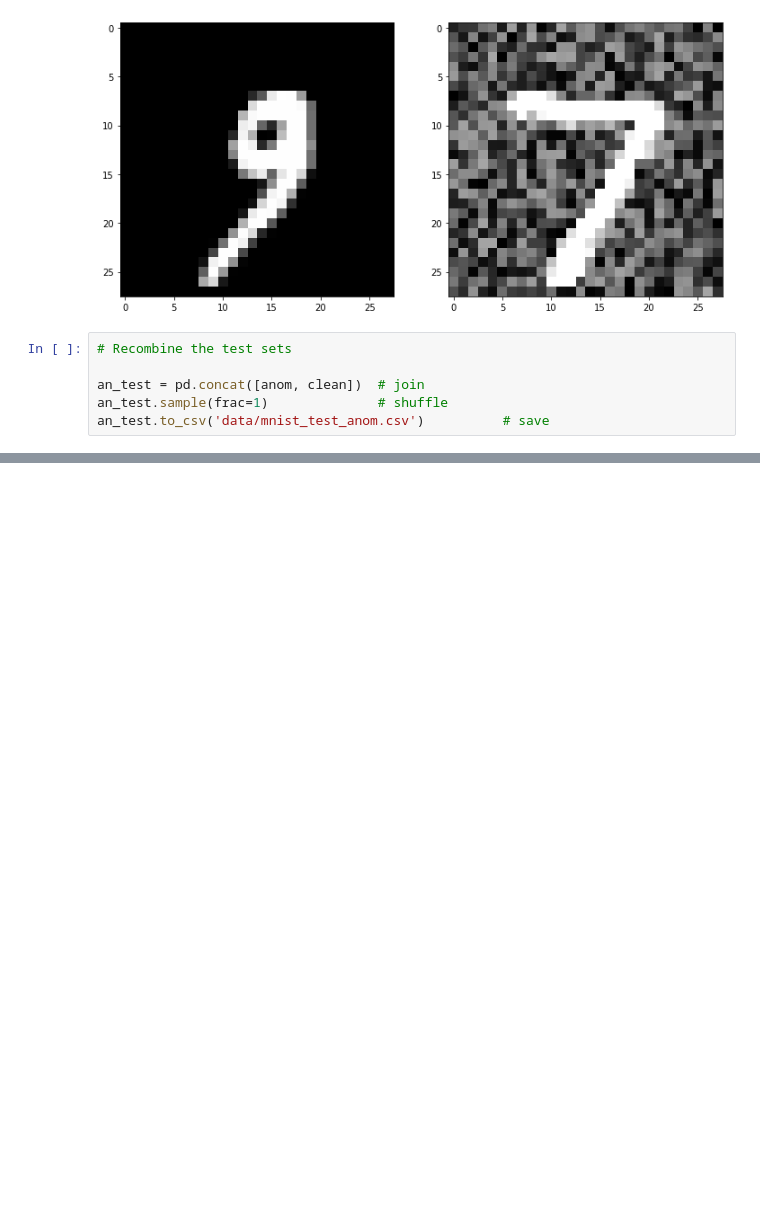
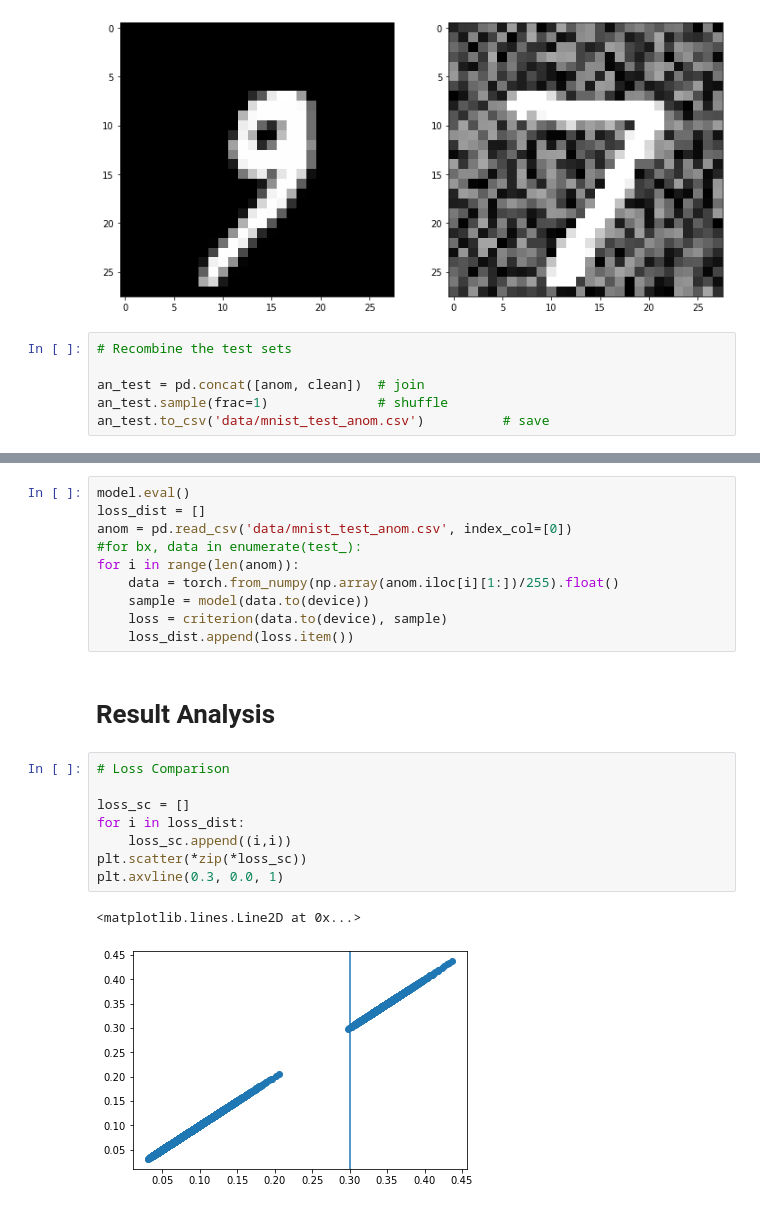
Before and after one commit to johnwslee/Data_Science_Libraries, a Jupyter notebook: PyTorch/anomaly_detection_autoencoder.ipynb, the cells around one changed output, grey strips where cells are left out. Saved outputs shown, nothing was run; the diff lists cells and outputs as text; blank space fills up the shorter version.

```diff
--- a/PyTorch/anomaly_detection_autoencoder.ipynb
+++ b/PyTorch/anomaly_detection_autoencoder.ipynb
@@ -101,0 +255,23 @@ an_test.to_csv('data/mnist_test_anom.csv')          # save
+# %%
+model.eval()
+loss_dist = []
+anom = pd.read_csv('data/mnist_test_anom.csv', index_col=[0])
+#for bx, data in enumerate(test_):
+for i in range(len(anom)):
+    data = torch.from_numpy(np.array(anom.iloc[i][1:])/255).float()
+    sample = model(data.to(device))
+    loss = criterion(data.to(device), sample)
+    loss_dist.append(loss.item())
+# %% [markdown]
+# Result Analysis
+# %%
+# Loss Comparison
+
+loss_sc = []
+for i in loss_dist:
+    loss_sc.append((i,i))
+plt.scatter(*zip(*loss_sc))
+plt.axvline(0.3, 0.0, 1)
+# %% [output]
+<matplotlib.lines.Line2D at 0x...>
+[figure, added]
```
Also changed, not shown: parts of 14 cells of this notebook.
